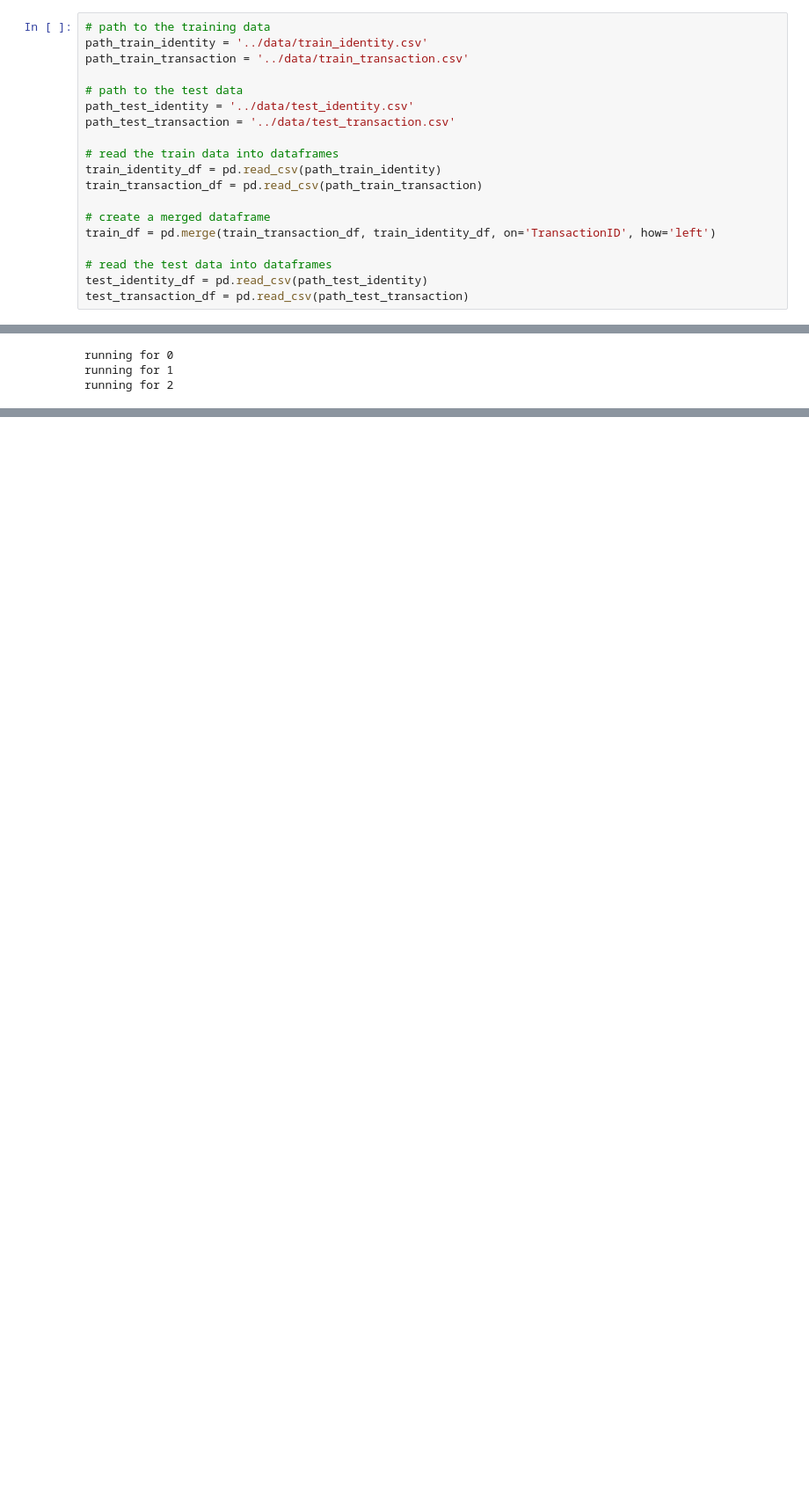
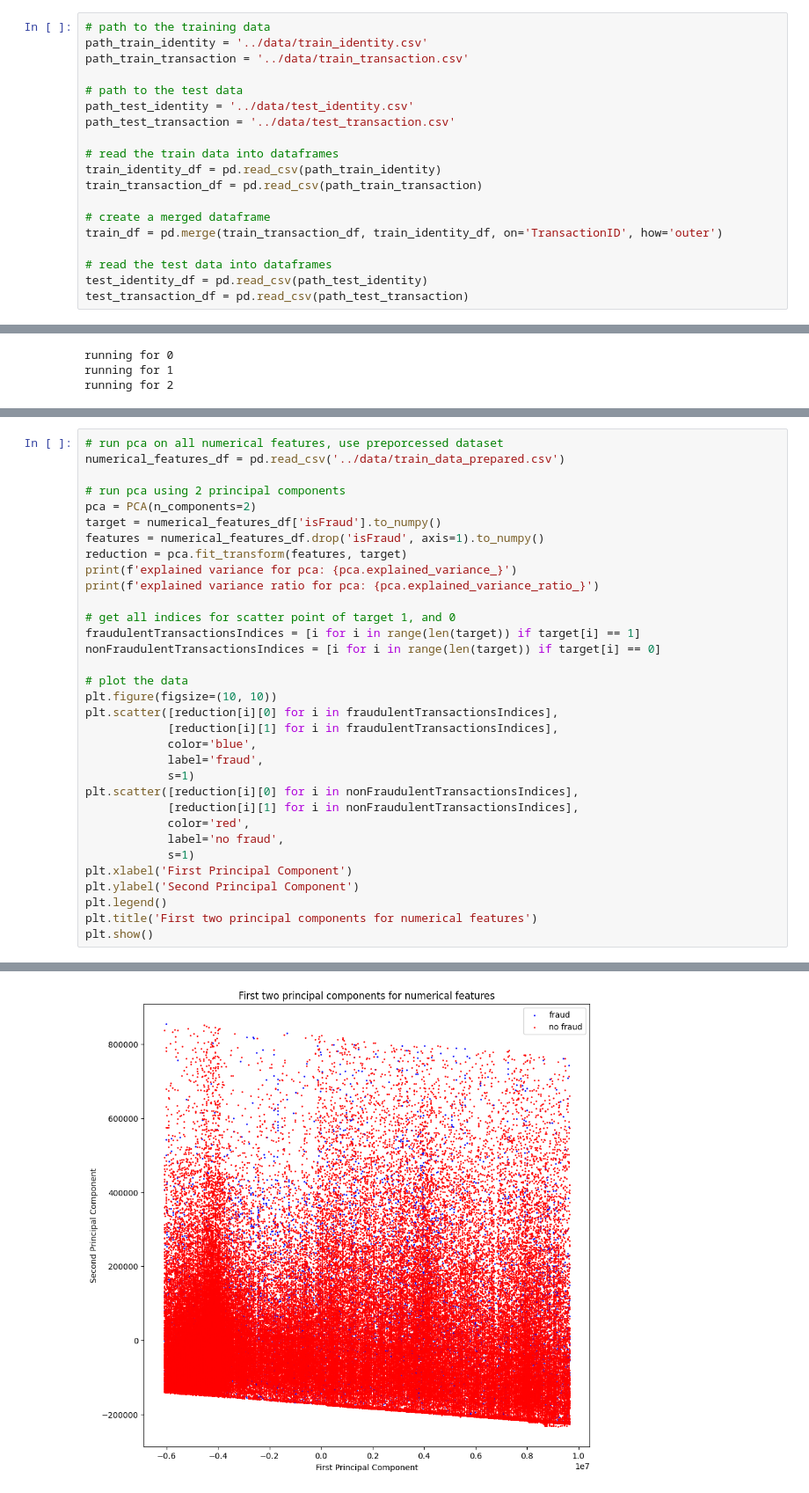
Before and after one commit to jariskueken/ieee_fraud_detection, a Jupyter notebook: notebooks/eda.ipynb, the cells around one changed output, grey strips where cells are left out. Shown at 88% size. Drawn from its saved outputs; the diff is of its cells as text; blank space fills up the shorter version.

```diff
--- a/notebooks/eda.ipynb
+++ b/notebooks/eda.ipynb
@@ -30,7 +31,7 @@ train_identity_df = pd.read_csv(path_train_identity)
 train_transaction_df = pd.read_csv(path_train_transaction)
 
 # create a merged dataframe
-train_df = pd.merge(train_transaction_df, train_identity_df, on='TransactionID', how='left')
+train_df = pd.merge(train_transaction_df, train_identity_df, on='TransactionID', how='outer')
 
 # read the test data into dataframes
 test_identity_df = pd.read_csv(path_test_identity)
@@ -324,0 +327,34 @@ Column id_27 is more than 90% empty, exact percentage: 0.9912469942764249
+# %%
+# run pca on all numerical features, use preporcessed dataset
+numerical_features_df = pd.read_csv('../data/train_data_prepared.csv')
+
+# run pca using 2 principal components
+pca = PCA(n_components=2)
+target = numerical_features_df['isFraud'].to_numpy()
+features = numerical_features_df.drop('isFraud', axis=1).to_numpy()
+reduction = pca.fit_transform(features, target)
+print(f'explained variance for pca: {pca.explained_variance_}')
+print(f'explained variance ratio for pca: {pca.explained_variance_ratio_}')
+
+# get all indices for scatter point of target 1, and 0
+fraudulentTransactionsIndices = [i for i in range(len(target)) if target[i] == 1]
+nonFraudulentTransactionsIndices = [i for i in range(len(target)) if target[i] == 0]
+
+# plot the data
+plt.figure(figsize=(10, 10))
+plt.scatter([reduction[i][0] for i in fraudulentTransactionsIndices],
+            [reduction[i][1] for i in fraudulentTransactionsIndices],
+            color='blue',
+            label='fraud',
+            s=1)
+plt.scatter([reduction[i][0] for i in nonFraudulentTransactionsIndices],
+            [reduction[i][1] for i in nonFraudulentTransactionsIndices],
+            color='red',
+            label='no fraud',
+            s=1)
+plt.xlabel('First Principal Component')
+plt.ylabel('Second Principal Component')
+plt.legend()
+plt.title('First two principal components for numerical features')
+plt.show()
+# %% [output]
@@ -325,3 +363,4 @@ Column id_27 is more than 90% empty, exact percentage: 0.9912469942764249
+[figure, added]
 # %%
 # TODO: reduce the dimensionality of the data (PCA)
 # TODO: create a joined dataset of train and test containing the relevant columns (also pca columns may replace highly correlated columns)
```
Also changed, not shown: parts of 4 cells of this notebook, 8 other files.
